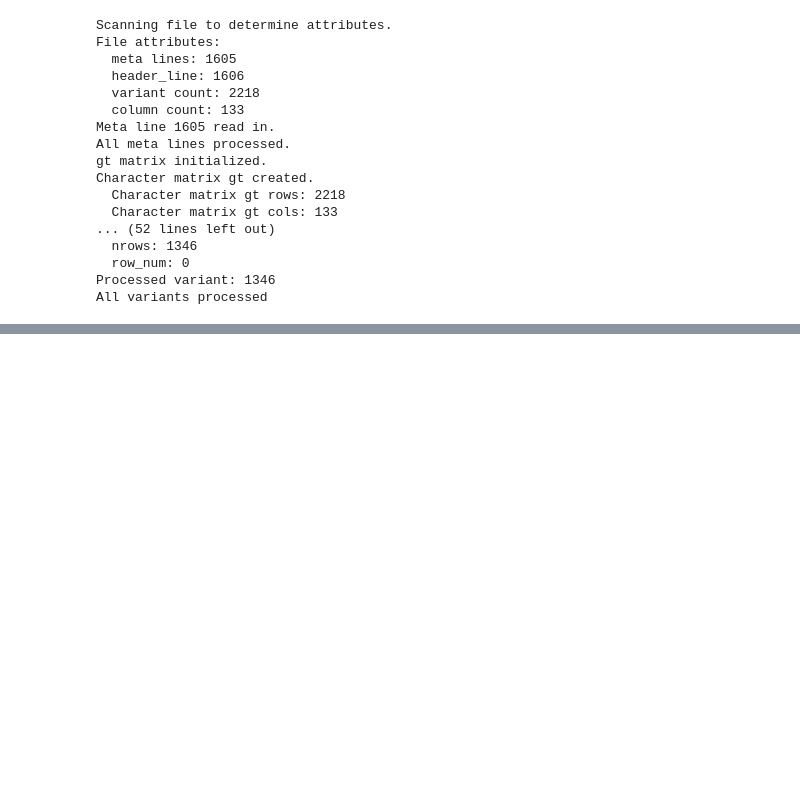
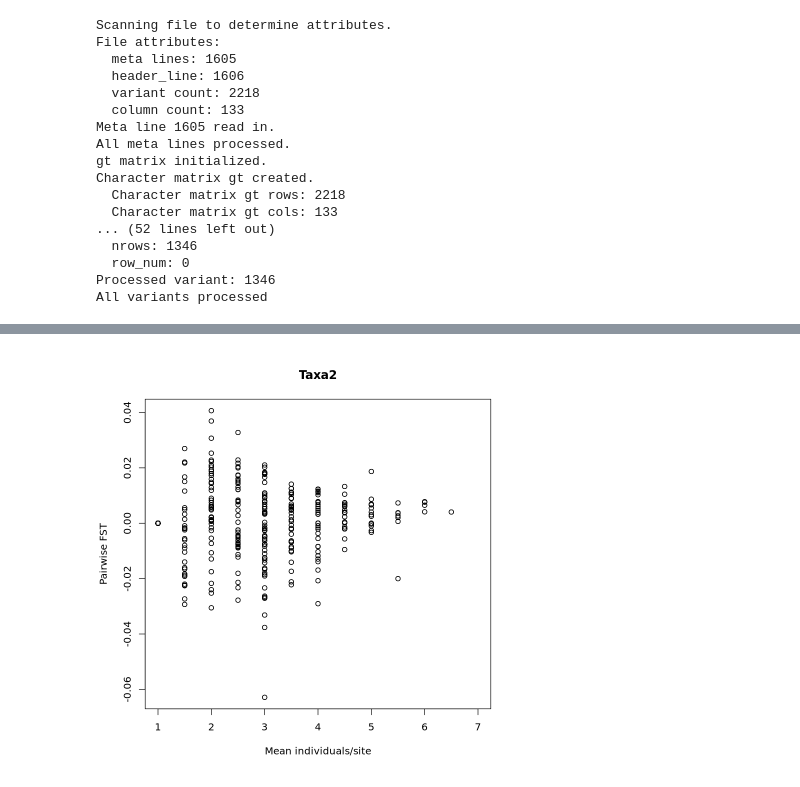
Before and after one commit to jaelynbos/Atenuis_Philippines, a Jupyter notebook: Atenuis_IsolationByDistance.ipynb, the cells around one changed output, grey strips where cells are left out. Saved outputs shown, nothing was run; the diff lists cells and outputs as text; code cells hidden in the pictures; blank space fills up the shorter version.

```diff
--- a/Atenuis_IsolationByDistance.ipynb
+++ b/Atenuis_IsolationByDistance.ipynb
@@ -102,0 +336,4 @@ pairwise.WCfst(hstat2)
+# %%
+plot(fst2_long$mean_counts,fst2_long$fst,main="Taxa2",xlab="Mean individuals/site",ylab="Pairwise FST")
+# %% [output]
+[figure, added]
```
Also changed, not shown: parts of 68 cells of this notebook, 1 other file.
